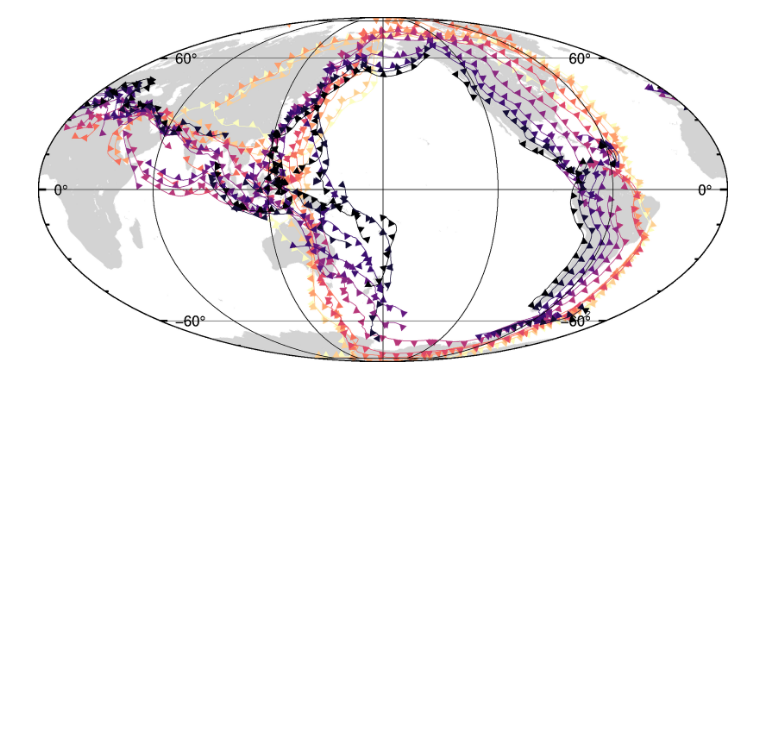
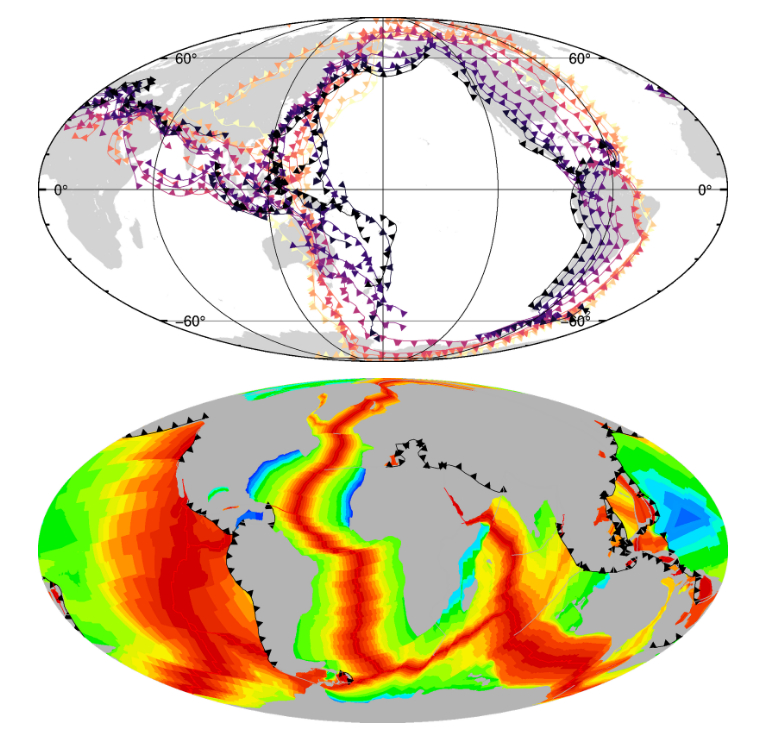
Before and after one commit to siwill22/GPlatesReconstructionModel, a Jupyter notebook: test_notebooks/test_pygmt.ipynb, the cells around one changed output. Drawn from its saved outputs; the diff is of its cells as text; code cells hidden in the pictures; blank space fills up the shorter version.

```diff
--- a/test_notebooks/test_pygmt.ipynb
+++ b/test_notebooks/test_pygmt.ipynb
@@ -92,3 +91,33 @@ fig = plot_subduction_stack(M2016, 0., 200., 20.)
 fig.show(width=800)
 # %% [output]
 [figure]
+# %%
+reconstruction_time = 0.
+#reconstructed_continents = M2016.polygon_snapshot('continents', reconstruction_time)
+reconstructed_plates = M2016.plate_snapshot(reconstruction_time)
+
+
+fig = pygmt.Figure()
+fig.basemap(region='d', projection='W6i', frame='afg')
+
+#pygmt.config(COLOR_FOREGROUND='255/200/128', COLOR_BACKGROUND='black')
+#pygmt.makecpt(cmap='copper', series='0/180/10', reverse=True)
+
+#pygmt.config(COLOR_FOREGROUND='white', COLOR_BACKGROUND='black')
+#pygmt.makecpt(cmap='hot', series='0/180/10', reverse=True)
+
+#pygmt.config(COLOR_FOREGROUND='240/249/33', COLOR_BACKGROUND='13/8/135')
+#pygmt.makecpt(cmap='plasma', series='0/180/10', reverse=True)
+
+#fig.grdimage(grid='/Applications/GPlates-2.2.0/SampleData/Rasters/Seafloor_Age_Grid/EarthByte_AREPS_Muller_etal_2016_AgeGrid.nc', n='b')
+
+fig.grdimage(grid='/Applications/GPlates-2.2.0/SampleData/Rasters/Seafloor_Age_Grid/EarthByte_AREPS_Muller_etal_2016_AgeGrid.nc', n='b',
+             cmap='/Users/simon/GIT/agegrid-dev/plotting/age.cpt')
+
+#reconstructed_continents.plot(fig, fill_color='wheat')
+reconstructed_plates.plot_subduction_zones(fig)
+reconstructed_plates.plot_mid_ocean_ridges(fig)
+reconstructed_plates.plot_other_boundaries(fig)
+fig.show(width=800)
+# %% [output]
+[figure, added]
```
Also changed, not shown: parts of 1 cell of this notebook, 1 other file.
